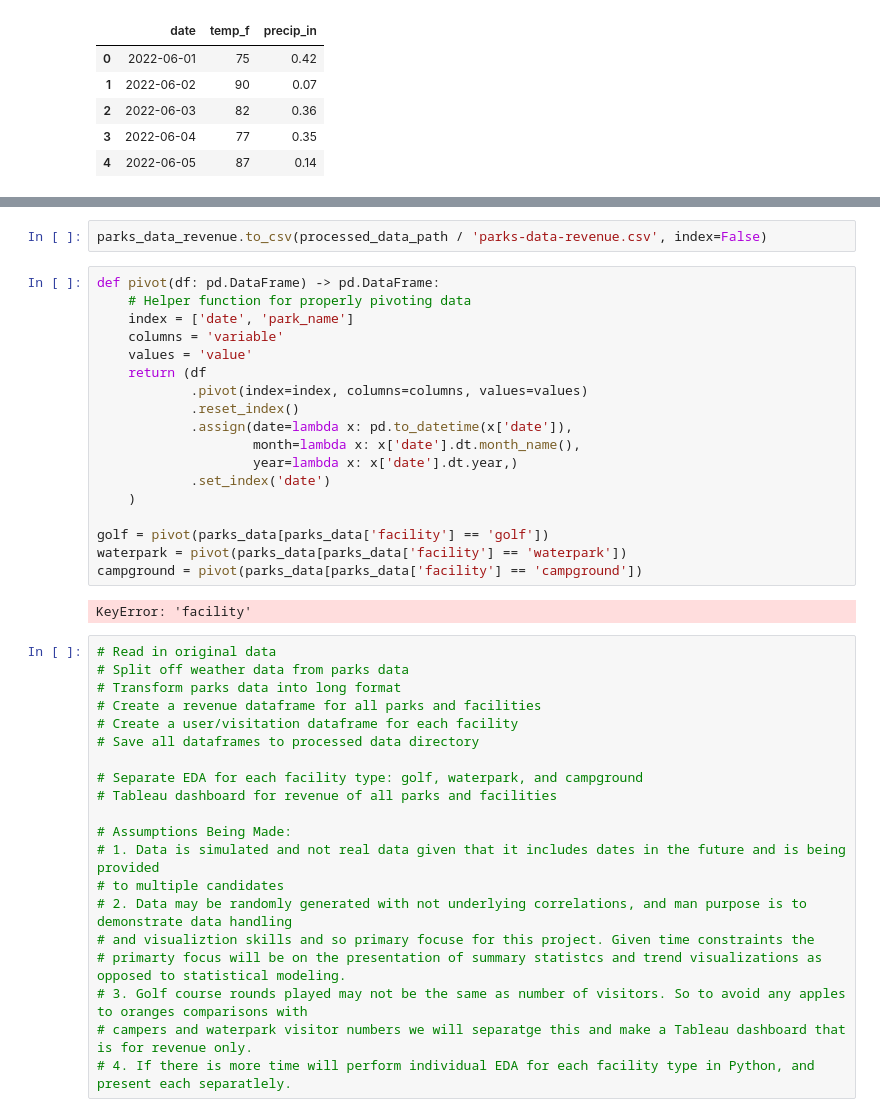
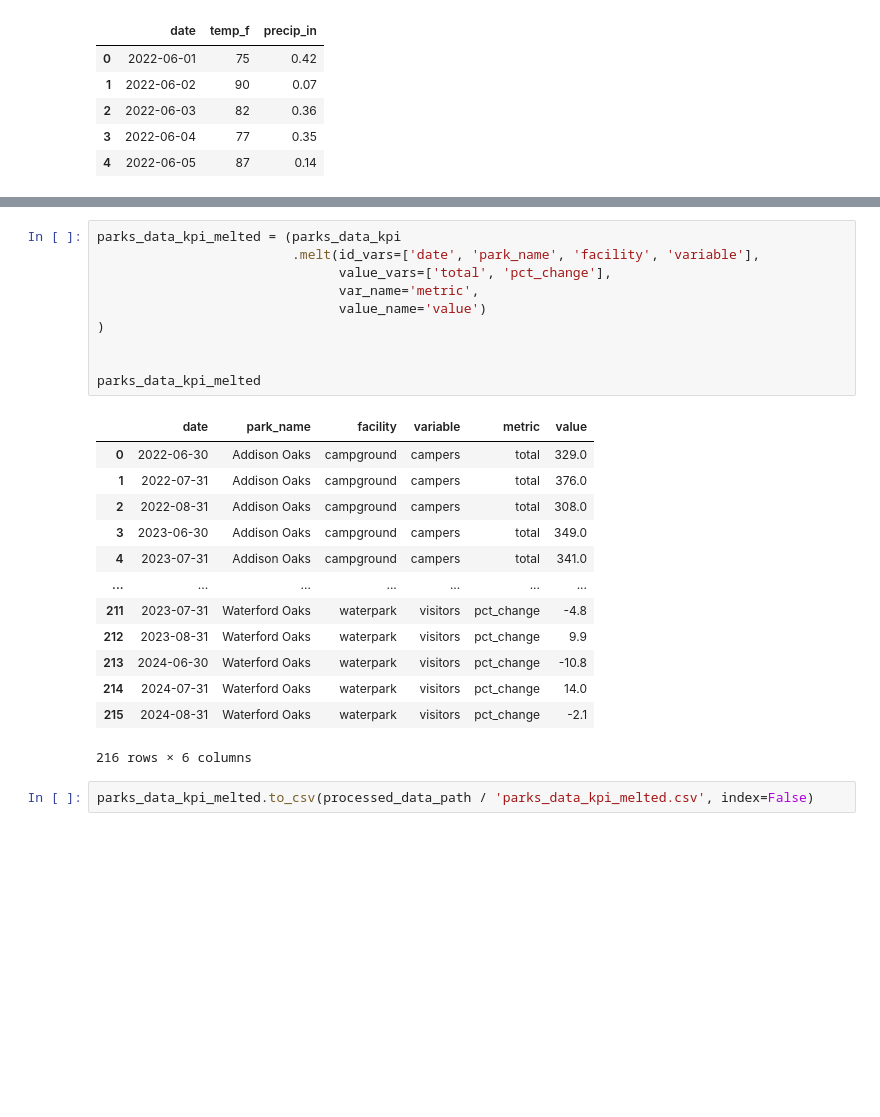
Before and after one commit to tynardone/ocpr-data-viz, a Jupyter notebook: notebooks/1-data-cleaning.ipynb, the cells around one changed output, grey strips where cells are left out. Drawn from its saved outputs; the diff is of its cells as text; blank space fills up the shorter version.

```diff
--- a/notebooks/1-data-cleaning.ipynb
+++ b/notebooks/1-data-cleaning.ipynb
@@ -123,42 +197,26 @@ parks_data_revenue = parks_data_long[parks_data_long['variable'] == 'revenue']
+# %%
+parks_data_kpi_melted = (parks_data_kpi
+                         .melt(id_vars=['date', 'park_name', 'facility', 'variable'],
+                               value_vars=['total', 'pct_change'],
+                               var_name='metric',
+                               value_name='value')
+)
+
+
+parks_data_kpi_melted
+# %% [output]
+|  | date | park_name | facility | variable | metric | value |
+| 0 | 2022-06-30 | Addison Oaks | campground | campers | total | 329.0 |
+| 1 | 2022-07-31 | Addison Oaks | campground | campers | total | 376.0 |
+| 2 | 2022-08-31 | Addison Oaks | campground | campers | total | 308.0 |
+| 3 | 2023-06-30 | Addison Oaks | campground | campers | total | 349.0 |
+| 4 | 2023-07-31 | Addison Oaks | campground | campers | total | 341.0 |
+| ... | ... | ... | ... | ... | ... | ... |
+| 211 | 2023-07-31 | Waterford Oaks | waterpark | visitors | pct_change | -4.8 |
+| 212 | 2023-08-31 | Waterford Oaks | waterpark | visitors | pct_change | 9.9 |
+| 213 | 2024-06-30 | Waterford Oaks | waterpark | visitors | pct_change | -10.8 |
+| 214 | 2024-07-31 | Waterford Oaks | waterpark | visitors | pct_change | 14.0 |
+| 215 | 2024-08-31 | Waterford Oaks | waterpark | visitors | pct_change | -2.1 |
+216 rows × 6 columns
 # %%
-parks_data_revenue.to_csv(processed_data_path / 'parks-data-revenue.csv', index=False)
+parks_data_kpi_melted.to_csv(processed_data_path / 'parks_data_kpi_melted.csv', index=False)
-# %%
-def pivot(df: pd.DataFrame) -> pd.DataFrame:
-    # Helper function for properly pivoting data
-    index = ['date', 'park_name']
-    columns = 'variable'
-    values = 'value'
-    return (df
-            .pivot(index=index, columns=columns, values=values)
-            .reset_index()
-            .assign(date=lambda x: pd.to_datetime(x['date']),
-                    month=lambda x: x['date'].dt.month_name(),
-                    year=lambda x: x['date'].dt.year,)
-            .set_index('date')
-    )
-
-golf = pivot(parks_data[parks_data['facility'] == 'golf'])
-waterpark = pivot(parks_data[parks_data['facility'] == 'waterpark'])
-campground = pivot(parks_data[parks_data['facility'] == 'campground'])
-# %% [output]
-KeyError: 'facility'
-# %%
-# Read in original data
-# Split off weather data from parks data
-# Transform parks data into long format
-# Create a revenue dataframe for all parks and facilities
-# Create a user/visitation dataframe for each facility
-# Save all dataframes to processed data directory
-
-# Separate EDA for each facility type: golf, waterpark, and campground
-# Tableau dashboard for revenue of all parks and facilities
-
-# Assumptions Being Made:
-# 1. Data is simulated and not real data given that it includes dates in the future and is being provided
-# to multiple candidates
-# 2. Data may be randomly generated with not underlying correlations, and man purpose is to demonstrate data handling
-# and visualiztion skills and so primary focuse for this project. Given time constraints the
-# primarty focus will be on the presentation of summary statistcs and trend visualizations as opposed to statistical modeling.
-# 3. Golf course rounds played may not be the same as number of visitors. So to avoid any apples to oranges comparisons with
-# campers and waterpark visitor numbers we will separatge this and make a Tableau dashboard that is for revenue only.
-# 4. If there is more time will perform individual EDA for each facility type in Python, and present each separatlely.
```
Also changed, not shown: parts of 11 cells of this notebook, 3 other files.
